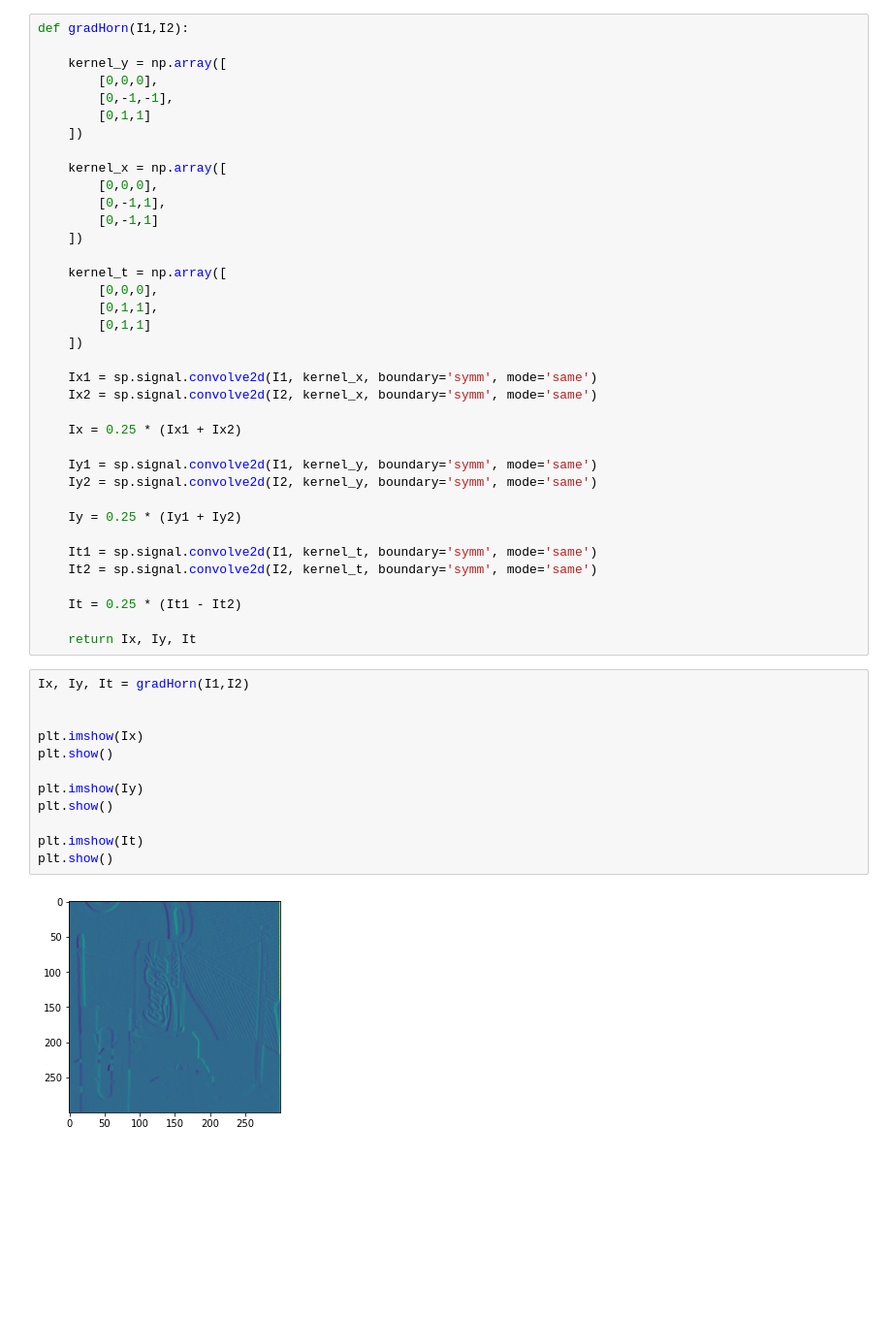
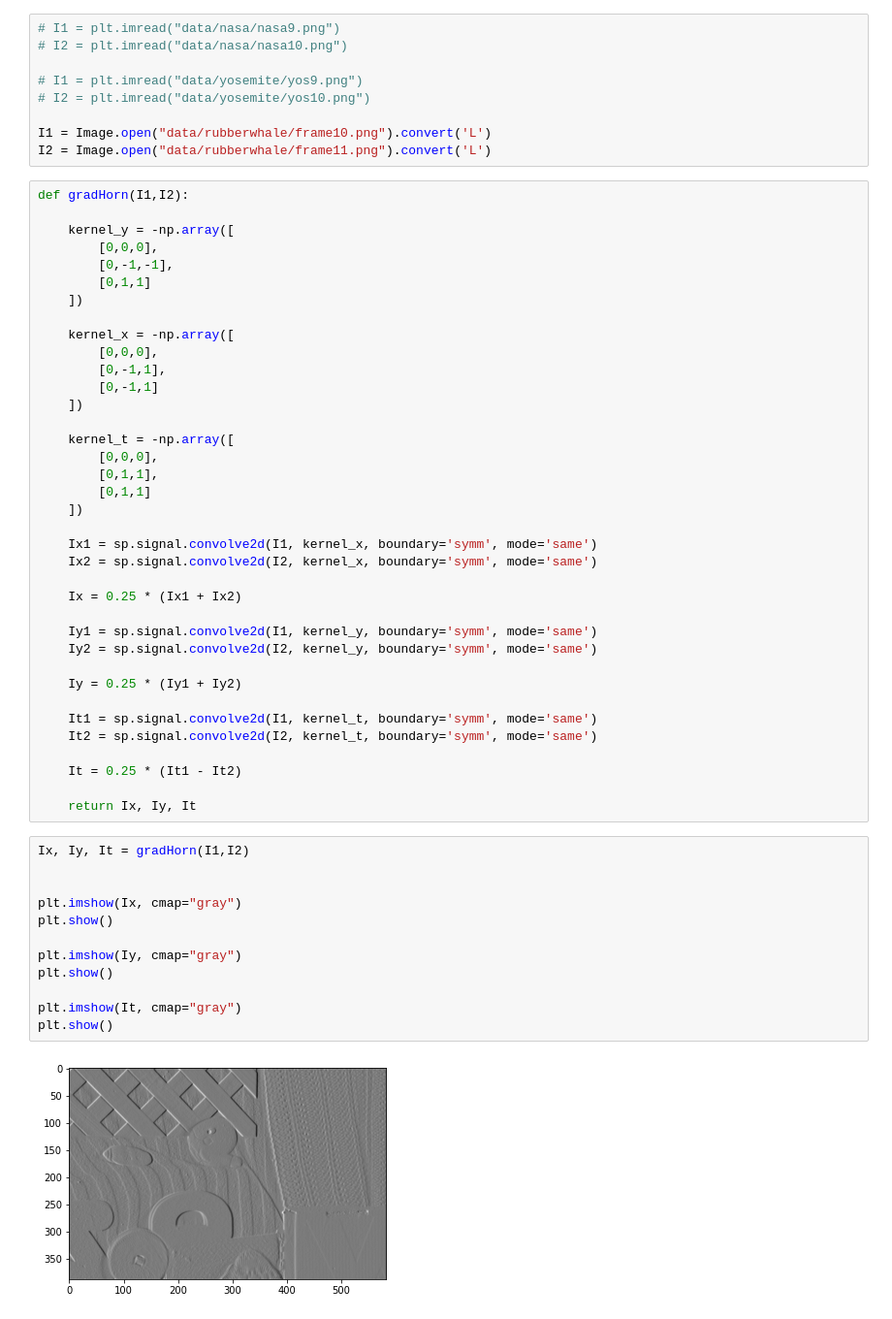
Before and after one commit to Cewein/vision, a Jupyter notebook: notebook.ipynb, the cells around one changed output. Shown at 97% size. Cells and saved outputs as stored; diff of their text form; blank space fills up the shorter version.

```diff
--- a/notebook.ipynb
+++ b/notebook.ipynb
@@ -9,19 +8,28 @@ I2 = plt.imread("data/nasa/nasa10.png")
+# %%
+# I1 = plt.imread("data/nasa/nasa9.png")
+# I2 = plt.imread("data/nasa/nasa10.png")
+
+# I1 = plt.imread("data/yosemite/yos9.png")
+# I2 = plt.imread("data/yosemite/yos10.png")
+
+I1 = Image.open("data/rubberwhale/frame10.png").convert('L')
+I2 = Image.open("data/rubberwhale/frame11.png").convert('L')
 # %%
 def gradHorn(I1,I2):
 
-    kernel_y = np.array([
+    kernel_y = -np.array([
         [0,0,0],
         [0,-1,-1],
         [0,1,1]
     ])
 
-    kernel_x = np.array([
+    kernel_x = -np.array([
         [0,0,0],
         [0,-1,1],
         [0,-1,1]
     ])
 
-    kernel_t = np.array([
+    kernel_t = -np.array([
         [0,0,0],
         [0,1,1],
         [0,1,1]
@@ -46,14 +54,14 @@ def gradHorn(I1,I2):
 # %%
 Ix, Iy, It = gradHorn(I1,I2)
 
 
-plt.imshow(Ix)
+plt.imshow(Ix, cmap="gray")
 plt.show()
 
-plt.imshow(Iy)
+plt.imshow(Iy, cmap="gray")
 plt.show()
 
-plt.imshow(It)
+plt.imshow(It, cmap="gray")
 plt.show()
 # %% [output]
-[figure, old version]
+[figure, new version]
```
Also changed, not shown: parts of 11 cells of this notebook.
